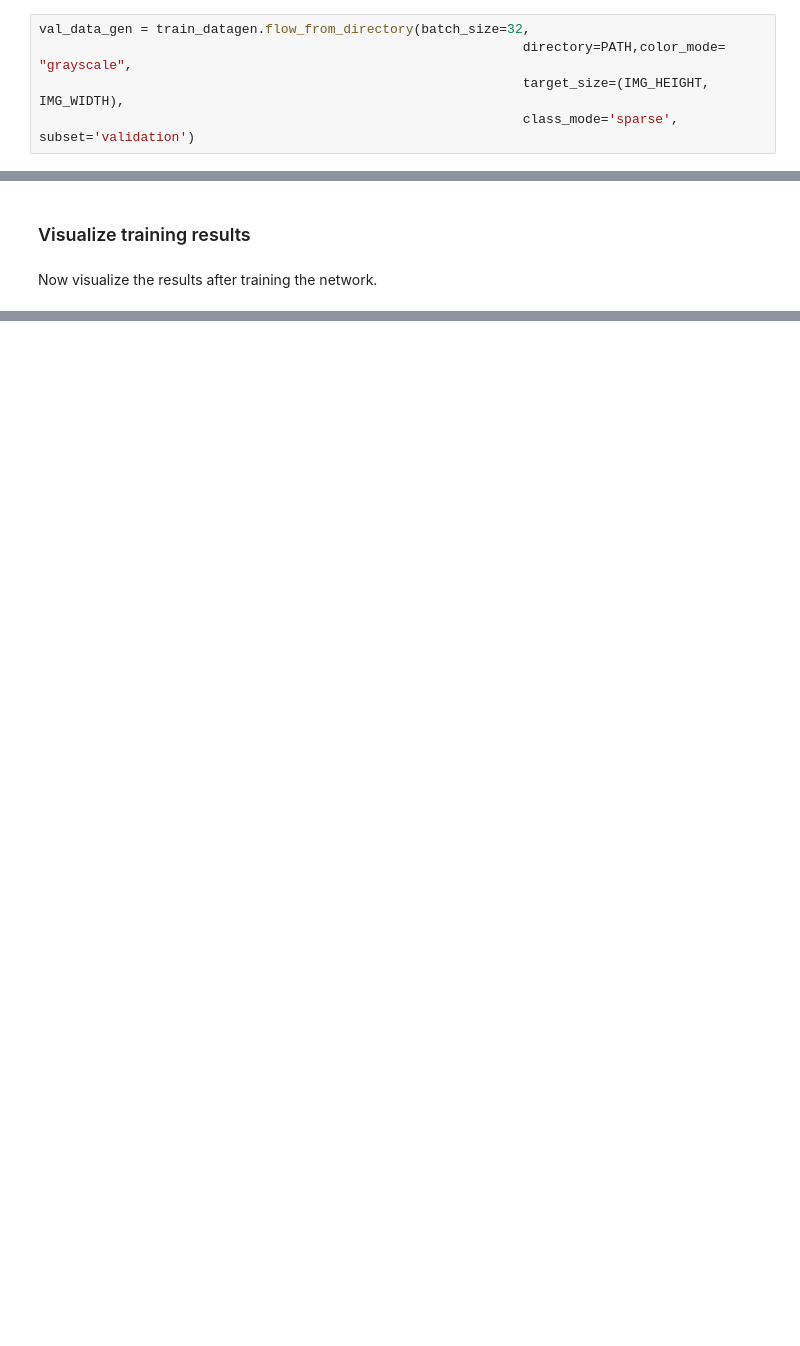
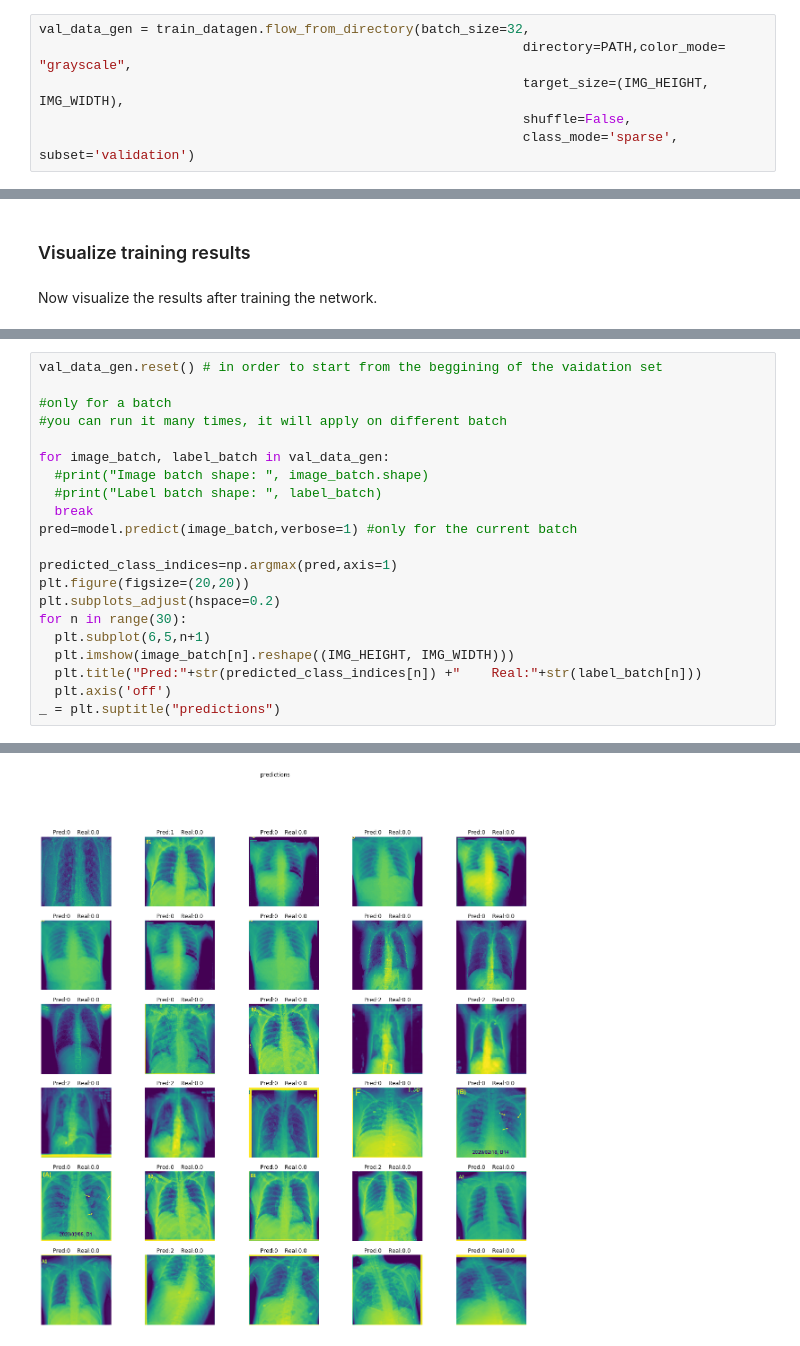
Before and after one commit to ancamarginean/IntroDeepLearning, a Jupyter notebook: d3/Covid X_RAY.ipynb, the cells around one changed output, grey strips where cells are left out. Saved outputs shown, nothing was run; the diff lists cells and outputs as text; blank space fills up the shorter version.

```diff
--- a/d3/Covid X_RAY.ipynb
+++ b/d3/Covid X_RAY.ipynb
@@ -37,6 +88,7 @@ Found 2325 images belonging to 3 classes.
 val_data_gen = train_datagen.flow_from_directory(batch_size=32,
                                                               directory=PATH,color_mode= "grayscale",
                                                               target_size=(IMG_HEIGHT, IMG_WIDTH),
+                                                              shuffle=False,
                                                               class_mode='sparse', subset='validation')
 # %% [output]
 Found 580 images belonging to 3 classes.
@@ -195,0 +246,22 @@ plt.show()
+# %%
+val_data_gen.reset() # in order to start from the beggining of the vaidation set
+
+#only for a batch
+#you can run it many times, it will apply on different batch
+
+for image_batch, label_batch in val_data_gen:
+  #print("Image batch shape: ", image_batch.shape)
+  #print("Label batch shape: ", label_batch)
+  break
+pred=model.predict(image_batch,verbose=1) #only for the current batch
+
+predicted_class_indices=np.argmax(pred,axis=1)
+plt.figure(figsize=(20,20))
+plt.subplots_adjust(hspace=0.2)
+for n in range(30):
+  plt.subplot(6,5,n+1)
+  plt.imshow(image_batch[n].reshape((IMG_HEIGHT, IMG_WIDTH)))
+  plt.title("Pred:"+str(predicted_class_indices[n]) +"    Real:"+str(label_batch[n]))
+  plt.axis('off')
+_ = plt.suptitle("predictions")
+# %% [output]
@@ -195,0 +269 @@ plt.show()
+[figure, added]
```
Also changed, not shown: parts of 19 cells of this notebook.
